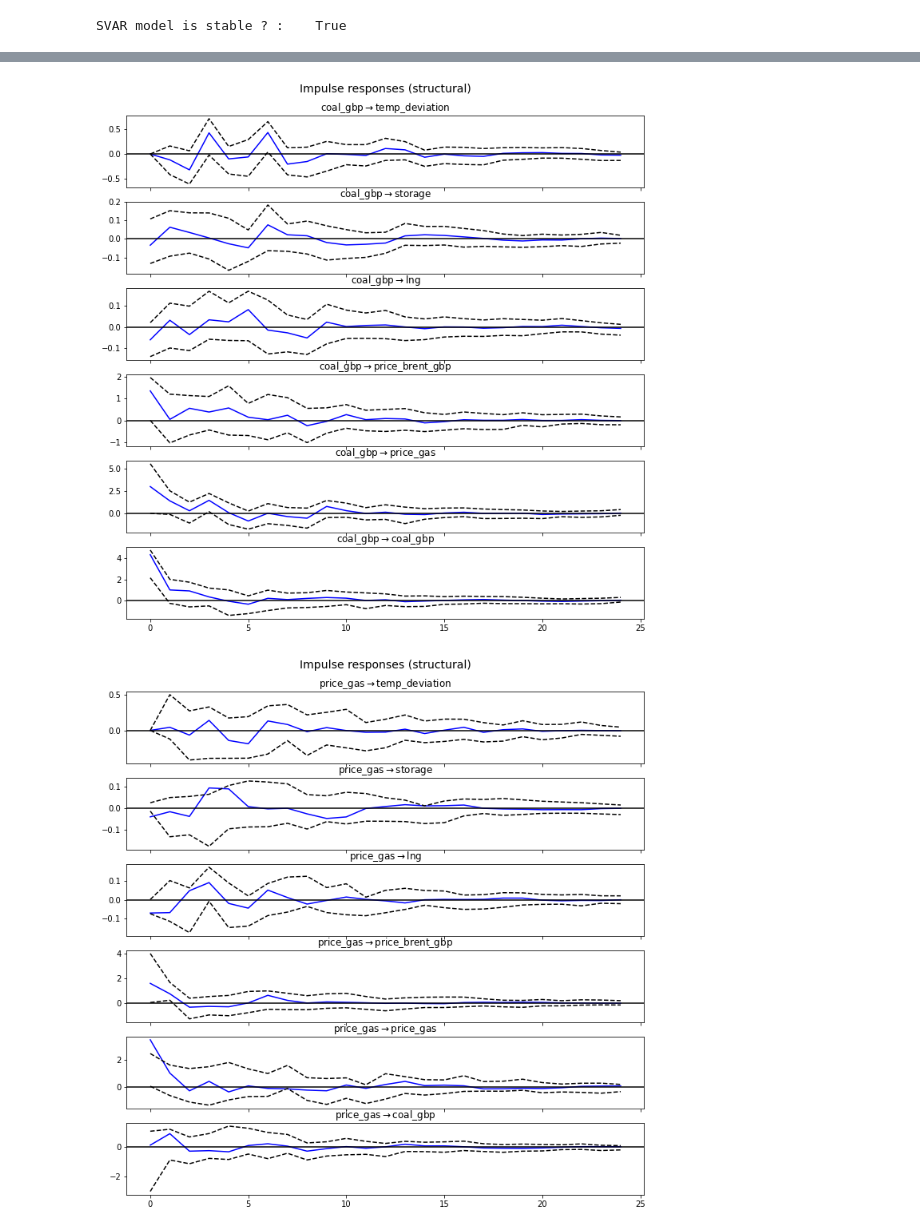
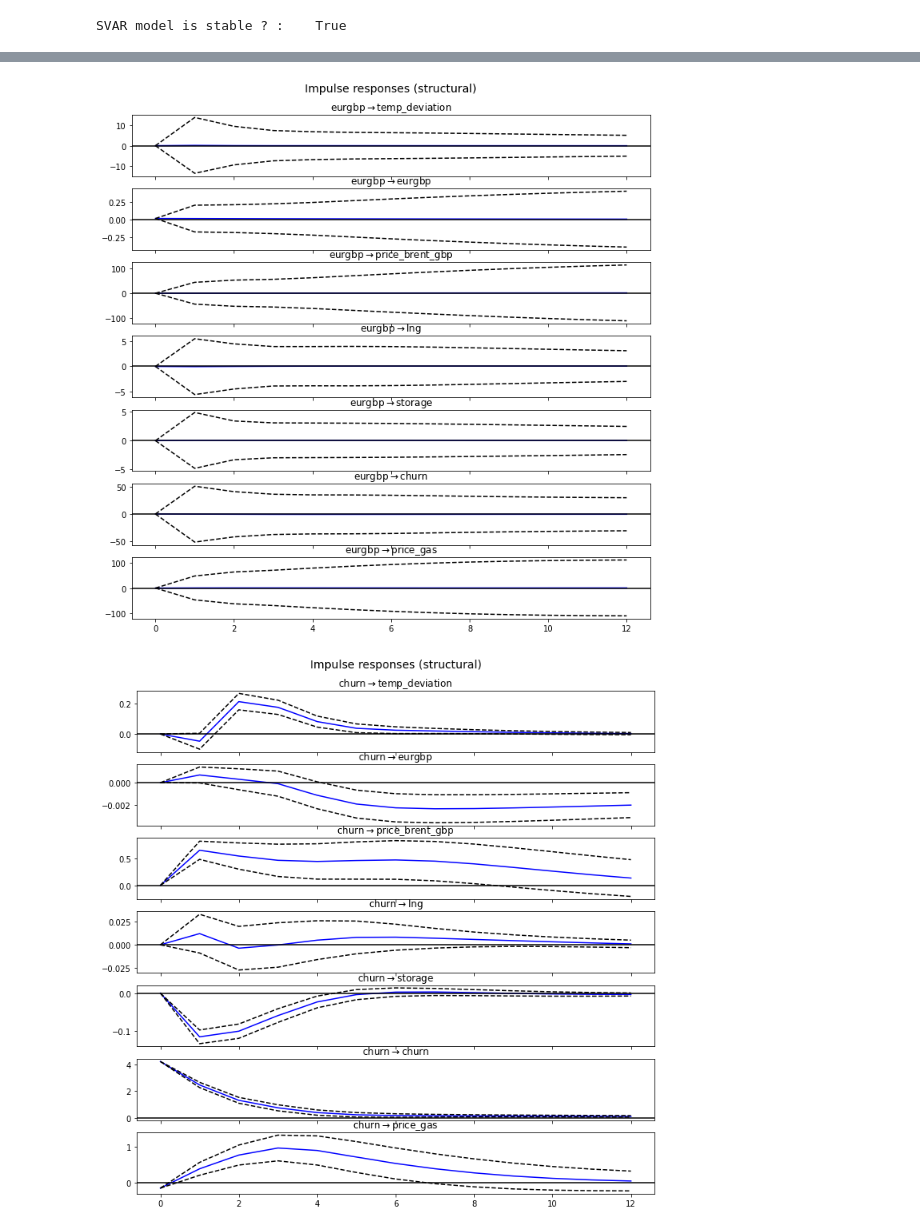
Before and after one commit to lruffie/GasPriceDecomp, a Jupyter notebook: VAR_monthly.ipynb, the cells around one changed output, grey strips where cells are left out. Drawn from its saved outputs; the diff is of its cells as text; code cells hidden in the pictures.

```diff
--- a/VAR_monthly.ipynb
+++ b/VAR_monthly.ipynb
@@ -12,9 +12,10 @@ import seaborn as sns
 # %% [markdown]
 DATA PREPARATION
 # %%
-data_df=pd.read_excel('Gas Data processed.xlsx',sheet_name="code_monthly_deflated")
-df=data_df.loc[2:140,["months", "price_gas", "price_brent_gbp","open_interest_gas","lng","storage","temperature","euas","supply","coal_gbp","eurgbp","gbpusd","churn","temp_deviation"]]
+data_df=pd.read_excel('Gas Data processed.xlsx',sheet_name="code_monthly_deflated_avg")
+df=data_df.loc[15:140,["months", "price_gas", "price_brent_gbp","open_interest_gas","lng","storage","temperature","euas","supply","coal_gbp","eurgbp","gbpusd","churn","temp_deviation","price_range","price_gas_avg"]]
 print(df)
+
 
 #start at 15 for churn
 #first ets value at line 38
@@ -39,6 +40,7 @@ print(df)
 # %%
 #Vector:
 dprice_gas=df.price_gas
+dprice_gas_avg=df.price_gas_avg
 dprice_brent_gbp=df.price_brent_gbp
 dOI=df.open_interest_gas
 dtemp=df.temperature
@@ -51,9 +53,10 @@ dEUR=df.eurgbp
 dUSD=df.gbpusd
 dcoal=df.coal_gbp
 dchurn=df.churn
+drange=df.price_range
 
 time= df.months
-DataSeries=[dtempdev, dstore, dlng, dprice_brent_gbp, dprice_gas, dcoal]
+DataSeries=[dtempdev, dEUR, dprice_brent_gbp, dlng, dstore, dchurn, dprice]
 #DataSeries=[dprice_gas,dsupply, dlng, dstore, dtemp, dtempdev]
 
 #DataSeries=[dprice_gas,dprice_brent_gbp,dOI,dstore,dlng,dtemp,dsupply,dEUAs,dchurn,dtempdev,dEUR,dUSD,dcoal]
@@ -473,15 +478,22 @@ OTHER MODELS
 # %%
 from statsmodels.tsa.api import SVAR
 
-lag_order =6
+lag_order = 2
 
 #A = np.asarray([[0, 0, 0],['E', 0, 0],[0, 'E', 0]])
 #B = np.asarray([['E', 0, 0], [0, 'E', 0], [0, 0, 'E']])
 
-A = np.asarray([[1, 0, 0, 0, 0, 0], ['E', 1, 0, 0, 'E', 0],['E', 0, 1, 0, 'E', 0],[0, 0, 0, 1, 'E', 0],['E', 'E', 'E', 'E', 1, 'E'],['E', 0, 0, 0, 'E', 1]])
-B = np.asarray([['E', 0, 0, 0, 0, 0], [0, 'E', 0, 0, 0, 0],[0, 0, 'E', 0, 0, 0],[0, 0, 0, 'E', 0, 0],[0, 0, 0, 0, 'E', 0],[0, 0, 0, 0, 0, 'E']])
+#A = np.asarray([[1, 0, 0, 0, 0], ['E', 1, 0, 0, 'E'],['E', 0, 1, 0, 'E'],[0, 0, 'E', 1, 'E'],['E', 'E', 'E', 'E', 1]])
+#A = np.asarray([['E', 0, 0, 0, 0], ['E', 'E', 'E', 'E', 'E'],['E', 'E', 'E', 0, 0],[0, 0, 0, 'E', 0],['E', 'E', 'E', 'E', 'E']])
+#A = np.asarray([['E',0,0,0,0,0,0], [0,'E','E',0,0,0,0],[0,'E','E',0,0,0,0],['E',0,0,'E','E',0,'E'],['E',0,'E','E','E',0,'E'],['E','E','E','E','E','E','E'],['E','E','E','E','E',0,'E']])
+#A = np.asarray([['E', 0, 0, 0, 0, 0, 0], [0, 'E', 0, 0, 0, 0, 0],[0, 0, 'E', 0, 0, 0, 0],[0, 0, 0, 'E', 0, 0, 'E'],[0, 0, 0, 0, 'E', 0, 'E'],['E', 'E', 'E', 'E', 'E', 'E', 'E'],['E', 'E', 'E', 'E', 'E', 0, 'E']])
+#A = np.asarray([['E', 0, 0, 0, 0, 0, 0], [0, 'E', 0, 0, 0, 0, 0],[0, 0, 'E', 0, 0, 0, 0],[0, 0, 0, 'E', 0, 0, 0],[0, 0, 0, 0, 'E', 0, 0],[0, 0, 0, 0, 0, 'E', 0],[0, 0, 'E', 0, 0, 0, 'E']])
+A = np.asarray([['E', 0, 0, 0, 0, 0, 0], ['E', 'E', 0, 0, 0, 0, 0],['E', 'E', 'E', 0, 0, 0, 0],['E', 'E', 'E', 'E', 0, 0, 0],['E', 'E', 'E', 'E', 'E', 0, 0],['E', 'E', 'E', 'E', 'E', 'E', 0],['E', 'E', 'E', 'E', 'E', 'E', 'E']])
 
-StructModel = SVAR(df_corr,svar_type='AB',A=A, B=B)
+
+StructModel = SVAR(df_corr,svar_type='A', A=A)
+
+#dtempdev, dstore, dlng, dprice_brent_gbp, drange
 
 ResSVAR = StructModel.fit(maxlags=lag_order, maxiter=10000, maxfun=10000, solver='bfgs')
 # %%
@@ -520,10 +532,16 @@ Test statistic Critical value p-value df
 #### IR ####
 
 
-ResSVAR.irf(periods=24).plot(impulse=['storage','lng'], plot_stderr=True,stderr_type='mc', repl=100)
-#ResSVAR.irf(periods=24).plot(impulse='lng', plot_stderr=True,stderr_type='mc', repl=100)
-#ResSVAR.irf(periods=24).plot(impulse='price_brent_gbp', plot_stderr=True,stderr_type='mc', repl=100)
-#ResSVAR.irf(periods=24).plot(impulse='temp_deviation', plot_stderr=True,stderr_type='mc', repl=100)
-#ResSVAR.irf(periods=24).plot(impulse='coal_gbp', plot_stderr=True,stderr_type='mc', repl=100)
-#ResSVAR.irf(periods=24).plot(impulse='price_gas', plot_stderr=True,stderr_type='mc', repl=100)
+ResSVAR.irf(periods=12).plot(impulse='storage', plot_stderr=True,stderr_type='asym', repl=100)
+ResSVAR.irf(periods=12).plot(impulse='lng', plot_stderr=True,stderr_type='asym', repl=100)
+ResSVAR.irf(periods=12).plot(impulse='price_brent_gbp', plot_stderr=True,stderr_type='asym', repl=100)
+ResSVAR.irf(periods=12).plot(impulse='temp_deviation', plot_stderr=True,stderr_type='asym', repl=100)
+ResSVAR.irf(periods=12).plot(impulse='eurgbp', plot_stderr=True,stderr_type='asym', repl=100)
+ResSVAR.irf(periods=12).plot(impulse='churn', plot_stderr=True,stderr_type='asym', repl=100)
+
+ResSVAR.irf(periods=12).plot(impulse='price_gas', plot_stderr=True,stderr_type='asym', repl=100)
+
+
+ResSVAR.irf(periods=12).plot(impulse='price_brent_gbp', response="price_gas" ,plot_stderr=True, stderr_type='asym', repl=100)
+ResSVAR.irf(periods=12).plot(impulse='eurgbp', response="price_gas" ,plot_stderr=True, stderr_type='mc', repl=100)
 # %% [output]
@@ -535,2 +553,2 @@ ResSVAR.irf(periods=24).plot(impulse=['storage','lng'], plot_stderr=True,stderr_
-[figure, old version]
+[figure, new version]
-[figure, old version]
+[figure, new version]
```
Also changed, not shown: parts of 27 cells of this notebook, 49 other files.
